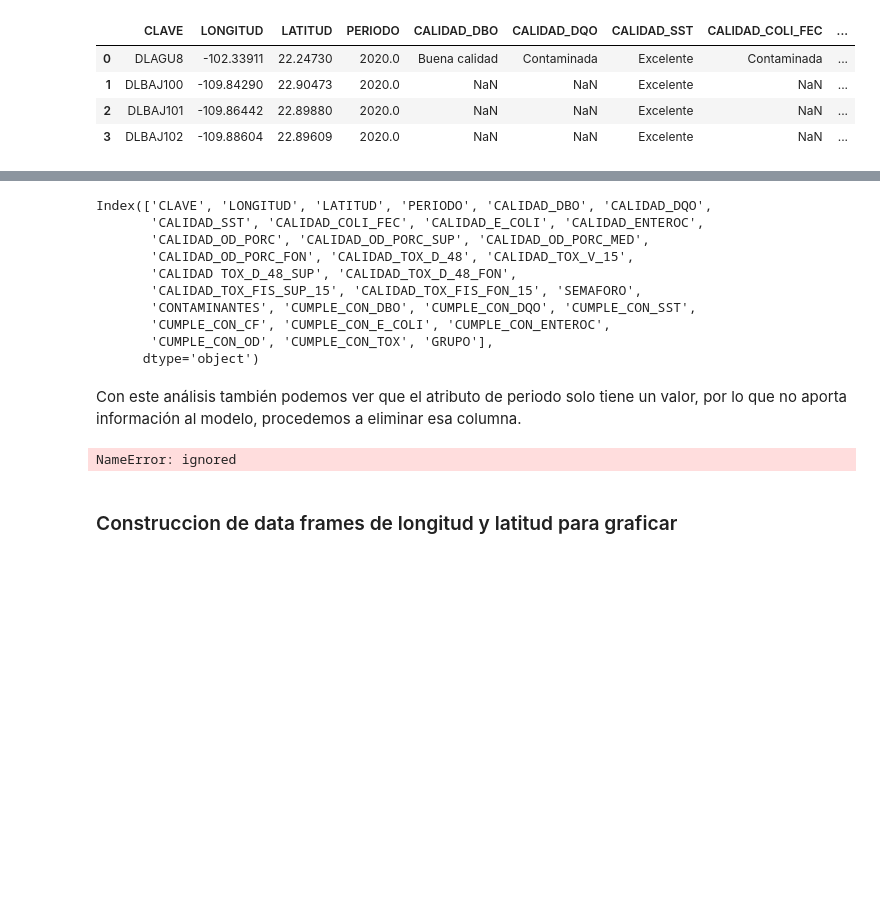
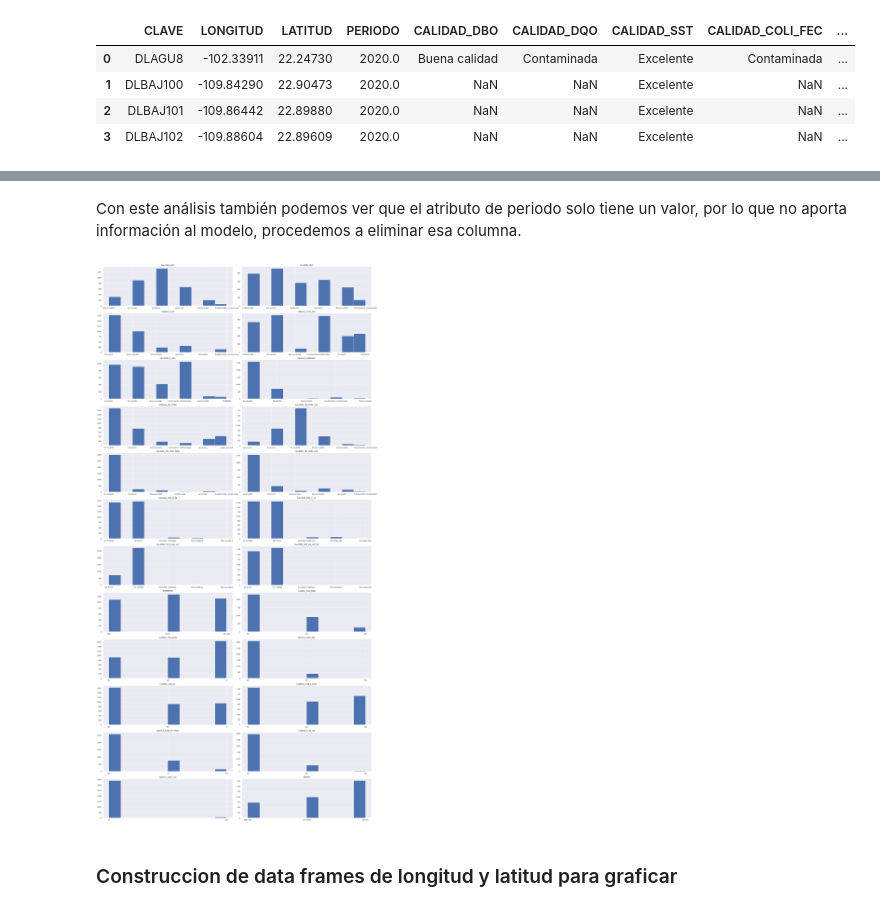
Before and after one commit to PosgradoMNA/actividades-de-aprendizaje-dsercam, a Jupyter notebook: RetoFinal/RetoFinal_Avance1.ipynb, the cells around one changed output, grey strips where cells are left out. Saved outputs shown, nothing was run; the diff lists cells and outputs as text; code cells hidden in the pictures; blank space fills up the shorter version.

```diff
--- a/RetoFinal/RetoFinal_Avance1.ipynb
+++ b/RetoFinal/RetoFinal_Avance1.ipynb
@@ -347,0 +409,3 @@ dfForCleansingSuperficiales.shape
+# %%
+#definicion del column transformer
+general_transform = ColumnTransformer([("imputerCat", imputer, columnasCategoricas)])
@@ -367,42 +475,30 @@ COSTERO     988
 LENTICO     733
 Name: GRUPO, dtype: int64
 ] as values counts
-# %%
-columns
-# %% [output]
-Index(['CLAVE', 'LONGITUD', 'LATITUD', 'PERIODO', 'CALIDAD_DBO', 'CALIDAD_DQO',
-       'CALIDAD_SST', 'CALIDAD_COLI_FEC', 'CALIDAD_E_COLI', 'CALIDAD_ENTEROC',
-       'CALIDAD_OD_PORC', 'CALIDAD_OD_PORC_SUP', 'CALIDAD_OD_PORC_MED',
-       'CALIDAD_OD_PORC_FON', 'CALIDAD_TOX_D_48', 'CALIDAD_TOX_V_15',
-       'CALIDAD TOX_D_48_SUP', 'CALIDAD_TOX_D_48_FON',
-       'CALIDAD_TOX_FIS_SUP_15', 'CALIDAD_TOX_FIS_FON_15', 'SEMAFORO',
-       'CONTAMINANTES', 'CUMPLE_CON_DBO', 'CUMPLE_CON_DQO', 'CUMPLE_CON_SST',
-       'CUMPLE_CON_CF', 'CUMPLE_CON_E_COLI', 'CUMPLE_CON_ENTEROC',
-       'CUMPLE_CON_OD', 'CUMPLE_CON_TOX', 'GRUPO'],
-      dtype='object')
 # %% [markdown]
 Con este análisis también podemos ver que el atributo de periodo solo tiene un valor, por lo que no aporta información al modelo, procedemos a eliminar esa columna.
 # %%
 dfForCleansingSuperficiales.drop('PERIODO', inplace=True, axis=1)
-# %%
-sns.set(rc={'figure.figsize':(17,12)})
-fig, axes = plt.subplots(4,4)
-fig.tight_layout(pad=2.0)
-plt.subplot(4,4,1)
-plt.title('PERIODO')
-plt.hist(dfForCleansingSuperficiales['PERIODO'])
-plt.subplot(4,4,2)
-plt.title('CALIDAD_DBO')
-plt.bar( dfForCleansingSuperficiales['CALIDAD_DBO'].value_counts())
-plt.subplot(4,4,3)
-plt.title('CALIDAD_DQO')
-plt.hist(dfForCleansingSuperficiales['CALIDAD_DQO'])
-plt.subplot(4,4,4)
-plt.title('CALIDAD_SST')
-plt.hist(dfForCleansingSuperficiales['CALIDAD_SST'])
-plt.show()
-# %% [output]
-NameError: ignored
+# %%
+sns.set(rc={'figure.figsize':(25,50)})
+fig, axes = plt.subplots(12,2)
+fig.tight_layout(pad=2.0)
+
+columns = [ 'CALIDAD_DBO', 'CALIDAD_DQO', 'CALIDAD_SST', 'CALIDAD_COLI_FEC', 'CALIDAD_E_COLI', 'CALIDAD_ENTEROC',
+       'CALIDAD_OD_PORC', 'CALIDAD_OD_PORC_SUP', 'CALIDAD_OD_PORC_MED','CALIDAD_OD_PORC_FON', 'CALIDAD_TOX_D_48', 'CALIDAD_TOX_V_15',
+       'CALIDAD TOX_D_48_SUP', 'CALIDAD_TOX_FIS_SUP_15', 'SEMAFORO', 'CUMPLE_CON_DBO', 'CUMPLE_CON_DQO',
+       'CUMPLE_CON_SST','CUMPLE_CON_CF', 'CUMPLE_CON_E_COLI', 'CUMPLE_CON_ENTEROC','CUMPLE_CON_OD', 'CUMPLE_CON_TOX',
+       'GRUPO']
+counter = 1
+for column in columns:
+  plt.subplot(12,2,counter)
+  plt.title(column)
+  counter = counter+1
+  plt.hist(dfForCleansingSuperficiales[column])
+
+plt.show()
+# %% [output]
+[figure, added]
 # %% [markdown]
 ### Construccion de data frames de longitud y latitud para graficar
 # %%
```
Also changed, not shown: parts of 47 cells of this notebook.
